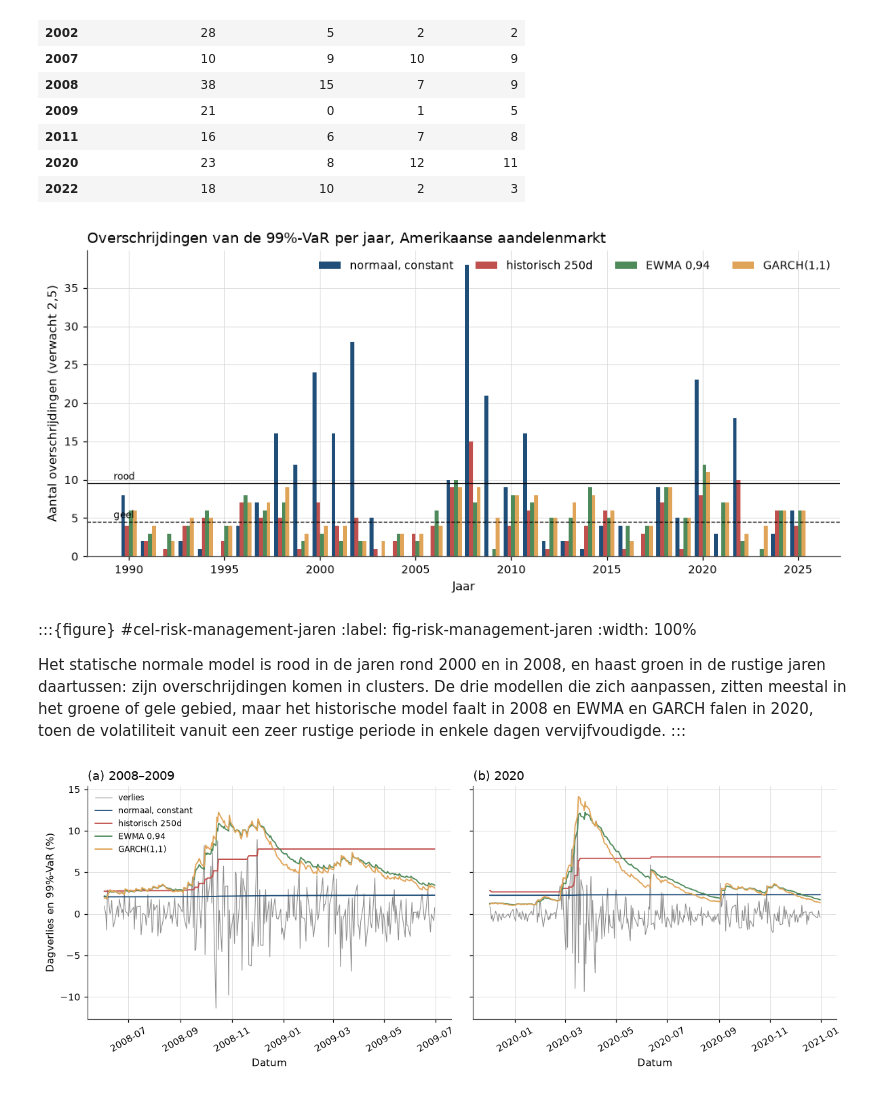
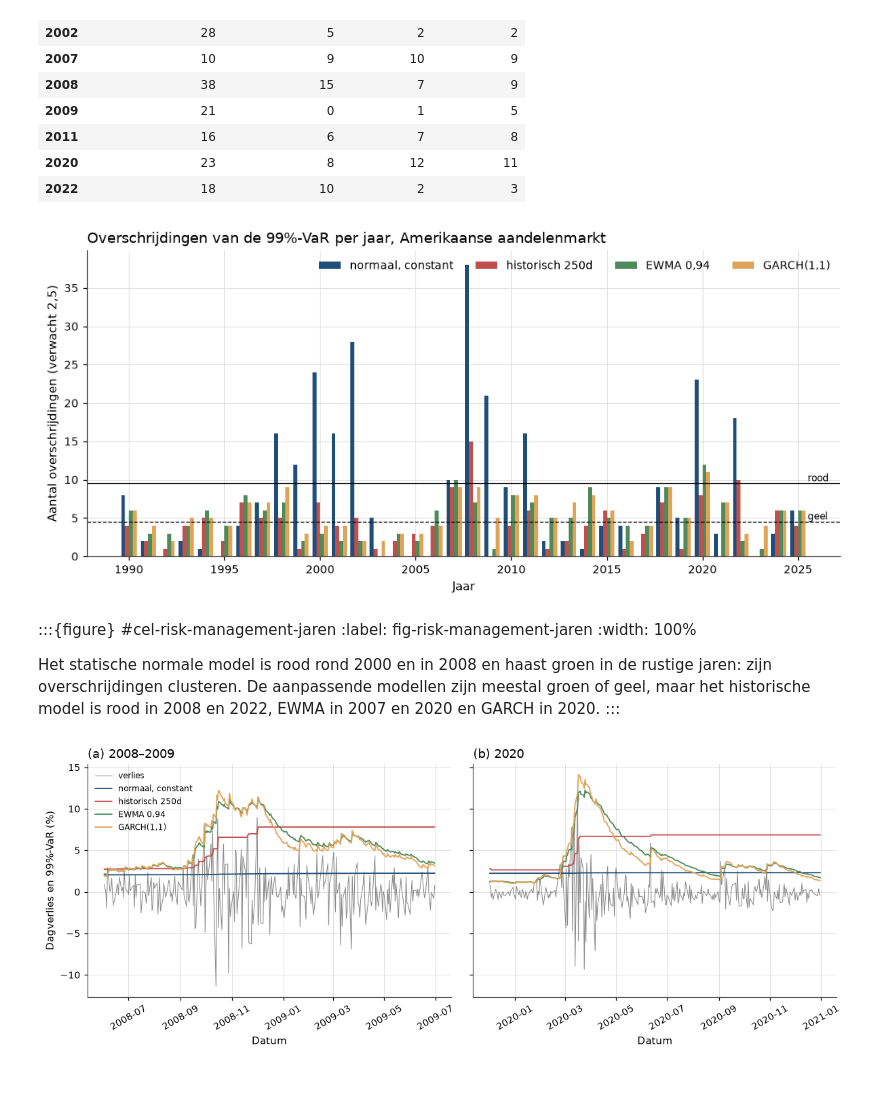
Before and after one commit to MaartenN14/history-asset-pricing, a Jupyter notebook: lectures/04_22_risk_management.ipynb, the cells around one changed output. Saved outputs shown, nothing was run; the diff lists cells and outputs as text; code cells hidden in the pictures.

```diff
--- a/lectures/04_22_risk_management.ipynb
+++ b/lectures/04_22_risk_management.ipynb
@@ -1067,30 +950,28 @@ yearly.loc[[1997, 1998, 1999, 2000, 2002, 2007, 2008, 2009, 2011, 2020, 2022]]
 # %%
 fig, ax = plt.subplots(figsize=(11, 4.5))
 years = yearly.loc[:2025].index
 width = 0.2
 for i, name in enumerate(yearly):
     ax.bar(years + (i - 1.5) * width, yearly.loc[:2025, name], width=width, color=hap.plotting.COLORS[i], label=name)
 ax.axhline(4.5, color="black", lw=0.8, ls="--")
 ax.axhline(9.5, color="black", lw=0.8)
-ax.text(years[0] - 0.8, 5, "geel", fontsize=8)
-ax.text(years[0] - 0.8, 10, "rood", fontsize=8)
+ax.text(years[-1] + 0.5, 4.8, "geel", fontsize=8)
+ax.text(years[-1] + 0.5, 9.8, "rood", fontsize=8)
 ax.set_title("Overschrijdingen van de 99%-VaR per jaar, Amerikaanse aandelenmarkt")
 ax.set_xlabel("Jaar")
 ax.set_ylabel("Aantal overschrijdingen (verwacht 2,5)")
 ax.legend(ncol=4)
 plt.show()
 # %% [output]
-[figure, old version]
+[figure, new version]
 # %% [markdown]
 :::{figure} #cel-risk-management-jaren
 :label: fig-risk-management-jaren
 :width: 100%
 
-Het statische normale model is rood in de jaren rond 2000 en in 2008, en haast groen in de
-rustige jaren daartussen: zijn overschrijdingen komen in clusters. De drie modellen die
-zich aanpassen, zitten meestal in het groene of gele gebied, maar het historische model
-faalt in 2008 en EWMA en GARCH falen in 2020, toen de volatiliteit vanuit een zeer rustige
-periode in enkele dagen vervijfvoudigde.
+Het statische normale model is rood rond 2000 en in 2008 en haast groen in de rustige jaren:
+zijn overschrijdingen clusteren. De aanpassende modellen zijn meestal groen of geel, maar het
+historische model is rood in 2008 en 2022, EWMA in 2007 en 2020 en GARCH in 2020.
 :::
 # %%
 fig, axes = plt.subplots(1, 2, figsize=(11, 4.3), sharey=True)
```
Also changed, not shown: parts of 22 cells of this notebook, 2 other files.
